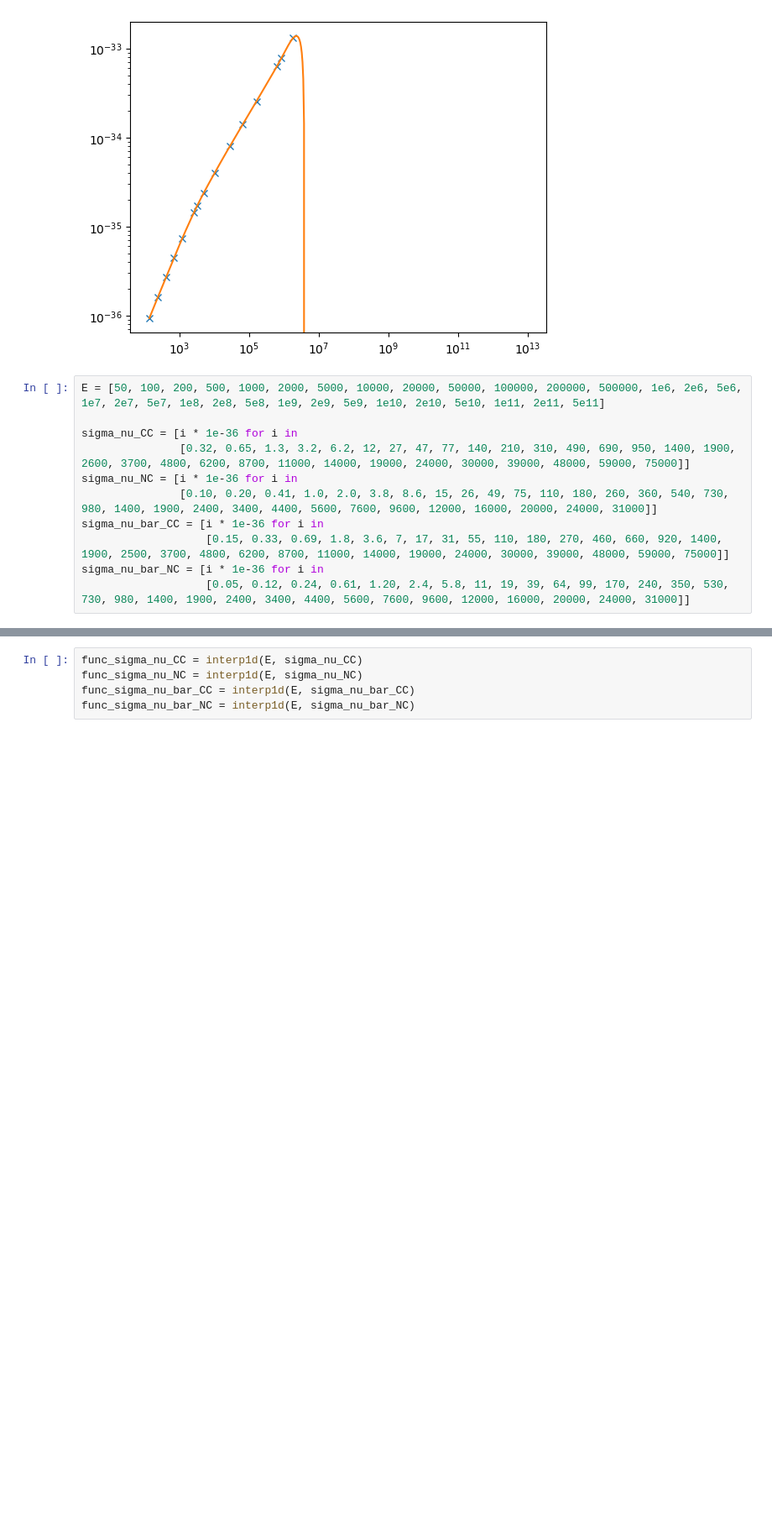
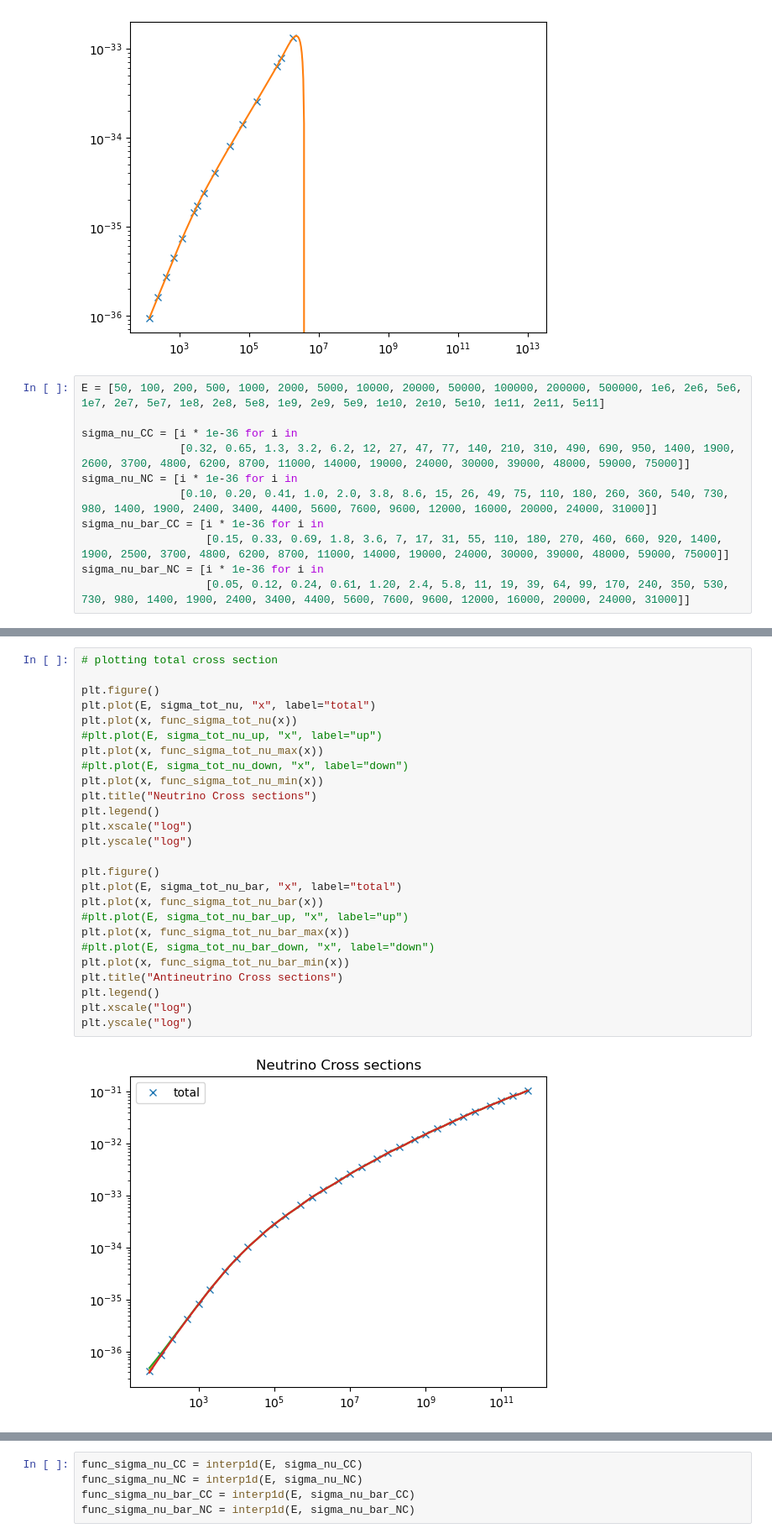
Before and after one commit to axel-ponten/LLP-at-IceCube, a Jupyter notebook: background-study/cross_sections.ipynb, the cells around one changed output, grey strips where cells are left out. Shown: that part at 84% size. Drawn from its saved outputs; the diff is of its cells as text; blank space fills up the shorter version.

```diff
--- a/background-study/cross_sections.ipynb
+++ b/background-study/cross_sections.ipynb
@@ -43,0 +121,28 @@ sigma_nu_bar_NC = [i * 1e-36 for i in
+# %%
+# plotting total cross section
+
+plt.figure()
+plt.plot(E, sigma_tot_nu, "x", label="total")
+plt.plot(x, func_sigma_tot_nu(x))
+#plt.plot(E, sigma_tot_nu_up, "x", label="up")
+plt.plot(x, func_sigma_tot_nu_max(x))
+#plt.plot(E, sigma_tot_nu_down, "x", label="down")
+plt.plot(x, func_sigma_tot_nu_min(x))
+plt.title("Neutrino Cross sections")
+plt.legend()
+plt.xscale("log")
+plt.yscale("log")
+
+plt.figure()
+plt.plot(E, sigma_tot_nu_bar, "x", label="total")
+plt.plot(x, func_sigma_tot_nu_bar(x))
+#plt.plot(E, sigma_tot_nu_bar_up, "x", label="up")
+plt.plot(x, func_sigma_tot_nu_bar_max(x))
+#plt.plot(E, sigma_tot_nu_bar_down, "x", label="down")
+plt.plot(x, func_sigma_tot_nu_bar_min(x))
+plt.title("Antineutrino Cross sections")
+plt.legend()
+plt.xscale("log")
+plt.yscale("log")
+# %% [output]
+[figure, added]
```
Also changed, not shown: parts of 7 cells of this notebook.
